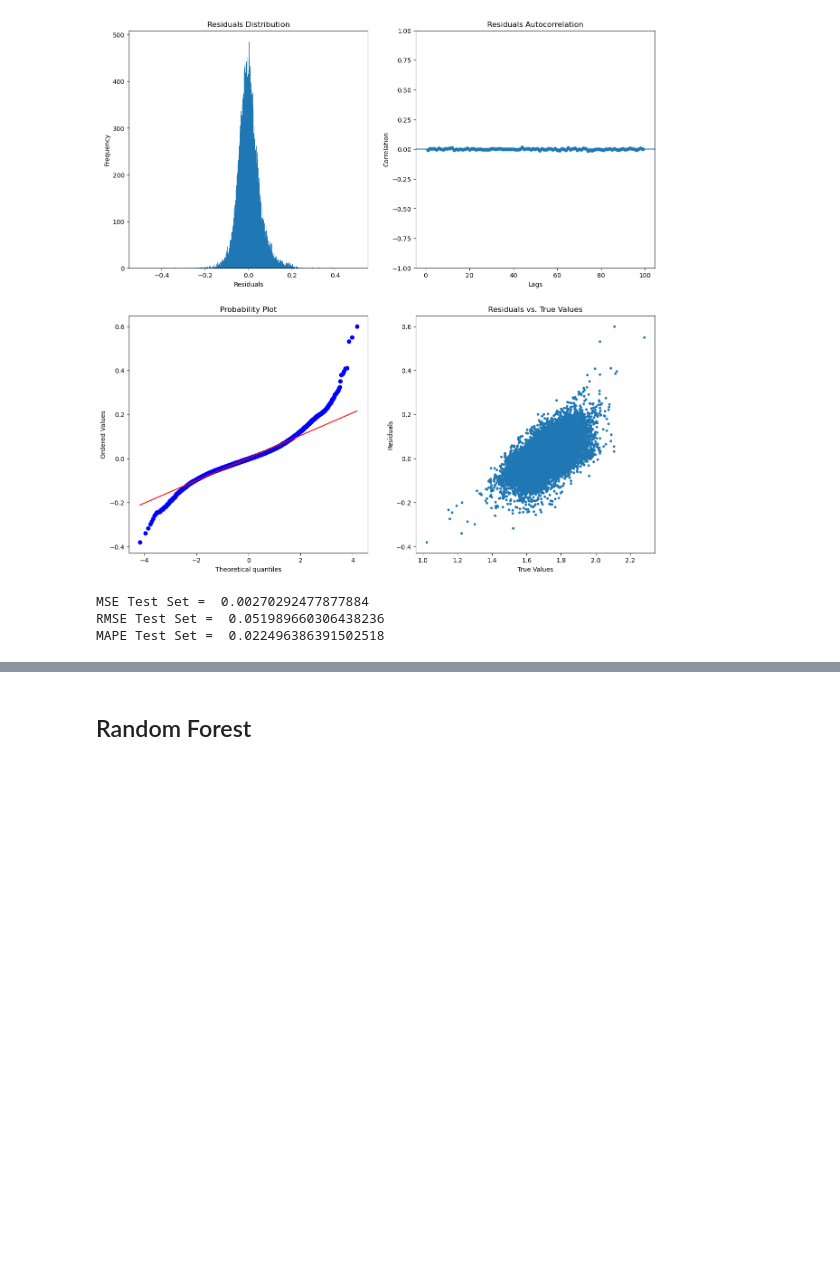
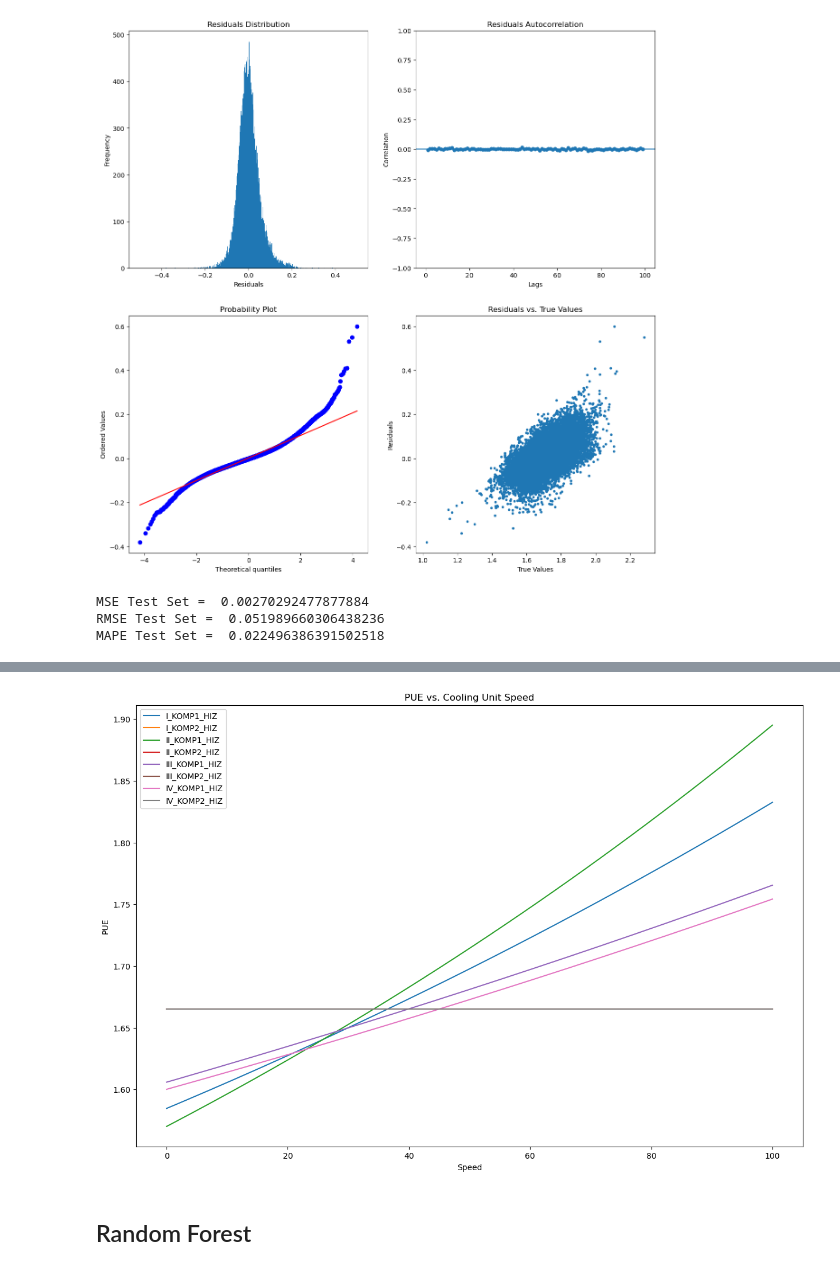
Before and after one commit to boraaktas/INDR491, a Jupyter notebook: jupyter/KS10_PREDICTION.ipynb, the cells around one changed output, grey strips where cells are left out. Drawn from its saved outputs; the diff is of its cells as text; code cells hidden in the pictures; blank space fills up the shorter version.

```diff
--- a/jupyter/KS10_PREDICTION.ipynb
+++ b/jupyter/KS10_PREDICTION.ipynb
@@ -383,3 +383,73 @@ plt.show()
+# %%
+## 1000 numbers with same space between 0 and 100
+x = np.linspace(0,100,100)
+Y = np.zeros((8,len(x)))
+for i,val in enumerate(x):
+    temp_df = pd.DataFrame(train.mean()).T
+    temp_df['I_KOMP1_HIZ'] = val
+    ## predict
+    y_pred = np.exp(reg_model.predict(temp_df))+1
+    Y[0][i] = y_pred
+
+    temp_df = pd.DataFrame(train.mean()).T
+    temp_df['I_KOMP2_HIZ'] = val
+    ## predict
+    y_pred = np.exp(reg_model.predict(temp_df))+1
+    Y[1][i] = y_pred
+
+    temp_df = pd.DataFrame(train.mean()).T
+    temp_df['II_KOMP1_HIZ'] = val
+    ## predict
+    y_pred = np.exp(reg_model.predict(temp_df))+1
+    Y[2][i] = y_pred
+
+    temp_df = pd.DataFrame(train.mean()).T
+    temp_df['II_KOMP2_HIZ'] = val
+    ## predict
+    y_pred = np.exp(reg_model.predict(temp_df))+1
+    Y[3][i] = y_pred
+
+    temp_df = pd.DataFrame(train.mean()).T
+    temp_df['III_KOMP1_HIZ'] = val
+    ## predict
+    y_pred = np.exp(reg_model.predict(temp_df))+1
+    Y[4][i] = y_pred
+
+    temp_df = pd.DataFrame(train.mean()).T
+    temp_df['III_KOMP2_HIZ'] = val
+    ## predict
+    y_pred = np.exp(reg_model.predict(temp_df))+1
+    Y[5][i] = y_pred
+
+    temp_df = pd.DataFrame(train.mean()).T
+    temp_df['IV_KOMP1_HIZ'] = val
+    ## predict
+    y_pred = np.exp(reg_model.predict(temp_df))+1
+    Y[6][i] = y_pred
+
+    temp_df = pd.DataFrame(train.mean()).T
+    temp_df['IV_KOMP2_HIZ'] = val
+    ## predict
+    y_pred = np.exp(reg_model.predict(temp_df))+1
+    Y[7][i] = y_pred
+
+## plot x and Y
+plt.figure(figsize=(15,10))
+plt.plot(x,Y[0], label='I_KOMP1_HIZ')
+plt.plot(x,Y[1], label='I_KOMP2_HIZ')
+plt.plot(x,Y[2], label='II_KOMP1_HIZ')
+plt.plot(x,Y[3], label='II_KOMP2_HIZ')
+plt.plot(x,Y[4], label='III_KOMP1_HIZ')
+plt.plot(x,Y[5], label='III_KOMP2_HIZ')
+plt.plot(x,Y[6], label='IV_KOMP1_HIZ')
+plt.plot(x,Y[7], label='IV_KOMP2_HIZ')
+plt.title('PUE vs. Cooling Unit Speed')
+plt.xlabel('Speed')
+plt.ylabel('PUE')
+plt.legend()
+plt.show()
+# %% [output]
+[figure, added]
 # %% [markdown]
 <h2>Random Forest</h2>
 # %%
```
Also changed, not shown: parts of 12 cells of this notebook.
